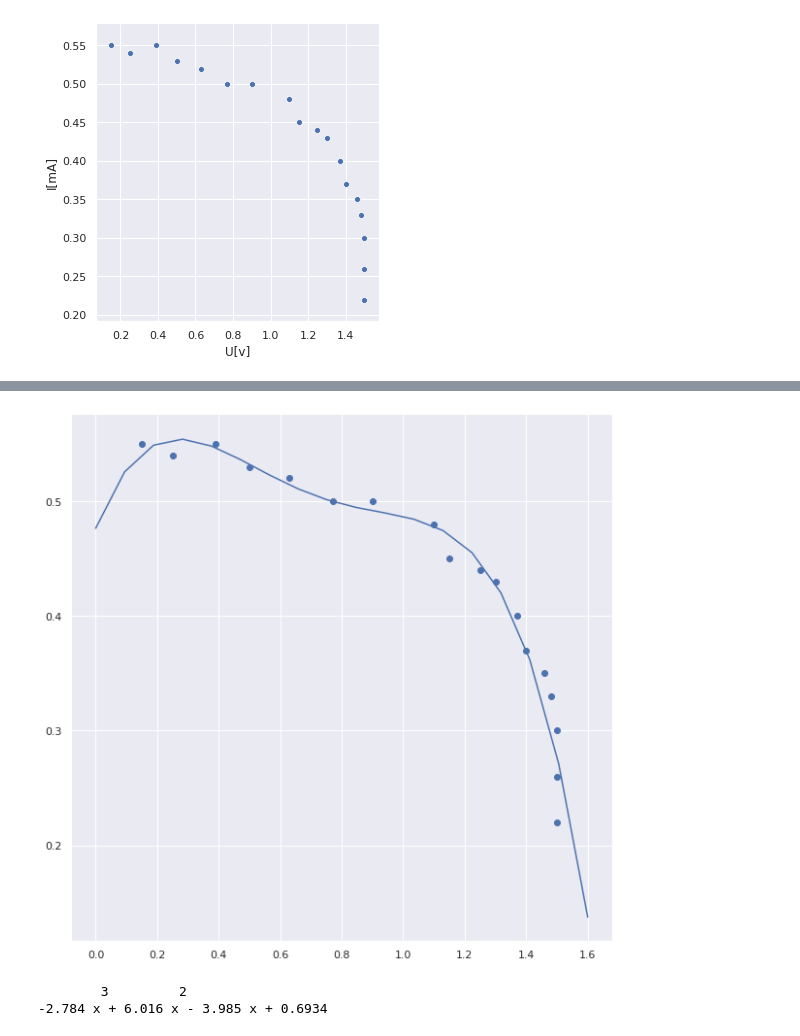
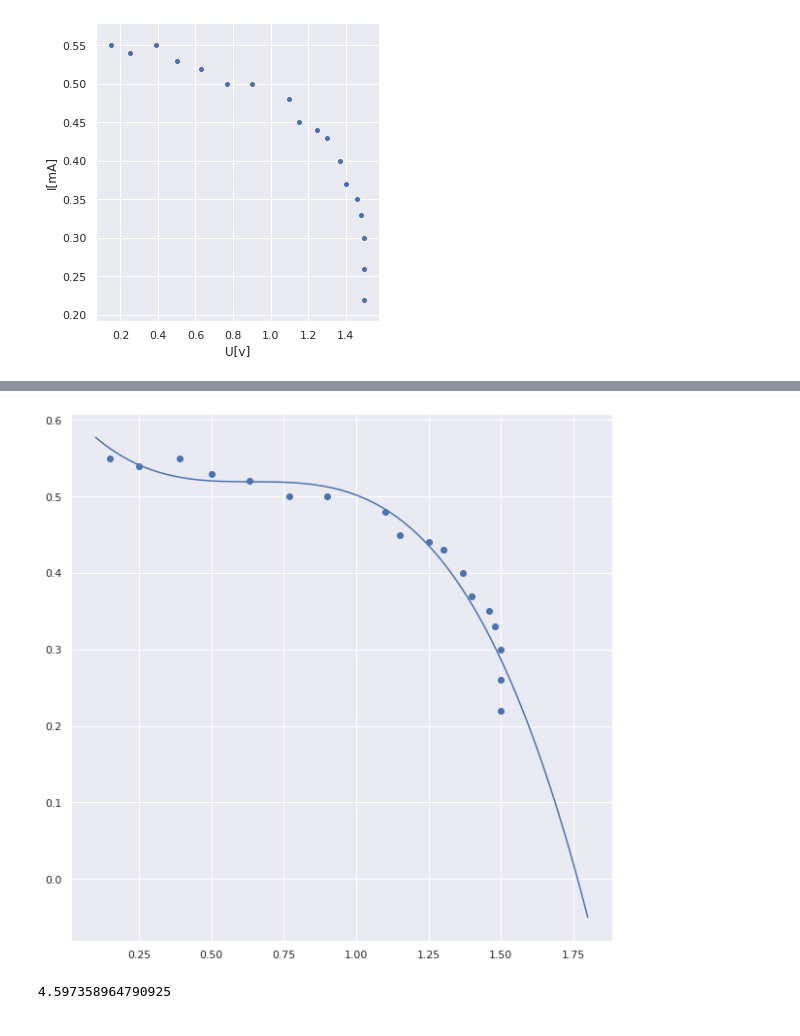
Before and after one commit to Kaliades/Laboratories, a Jupyter notebook: src/cw_57/lab-57.ipynb, the cells around one changed output, grey strips where cells are left out. Saved outputs shown, nothing was run; the diff lists cells and outputs as text; code cells hidden in the pictures.

```diff
--- a/src/cw_57/lab-57.ipynb
+++ b/src/cw_57/lab-57.ipynb
@@ -55,15 +55,13 @@ create_plot_for_poly(x, y, line)
 R2 = (0.9683750931543774, 6)
 RMSE = (0.01791027826308899, 6)
 # %%
-model = np.poly1d(np.polyfit(x,y, 4))
+line = np.linspace(0.1, 1.8, 200)
+#print(line)
+model = np.poly1d(np.polyfit(x,y, 3))
+model_deriv = model.deriv()
 plt.figure(figsize=(10,10))
 plt.scatter(x,y)
 plt.plot(line, model(line))
 plt.show()
 # %% [output]
-[figure, old version]
+[figure, new version]
-# %%
-print(model.deriv())
-# %% [output]
-        3         2
--2.784 x + 6.016 x - 3.985 x + 0.6934
@@ -69,0 +74,11 @@ print(model.deriv())
+# %%
+i_max = model(u_max)
+i_sc = model(0)
+u_sc = np.real(model.roots[0])
+p_max = u_max * i_max
+FF = p_max / (u_sc * i_sc)
+p_light = 11.87
+eta = p_max/p_light
+eta*100
+# %% [output]
+4.597358964790925
```
Also changed, not shown: parts of 2 cells of this notebook, 1 other file.
